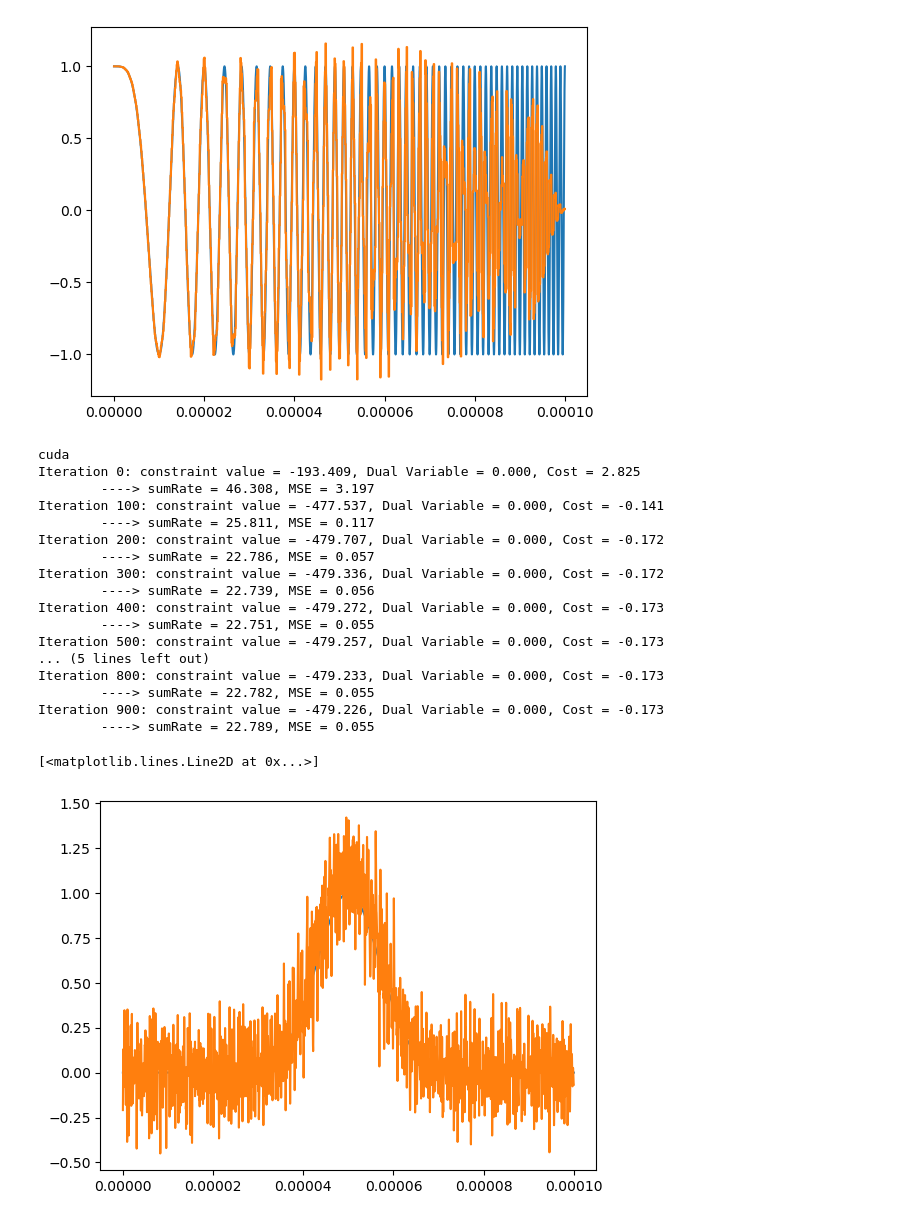
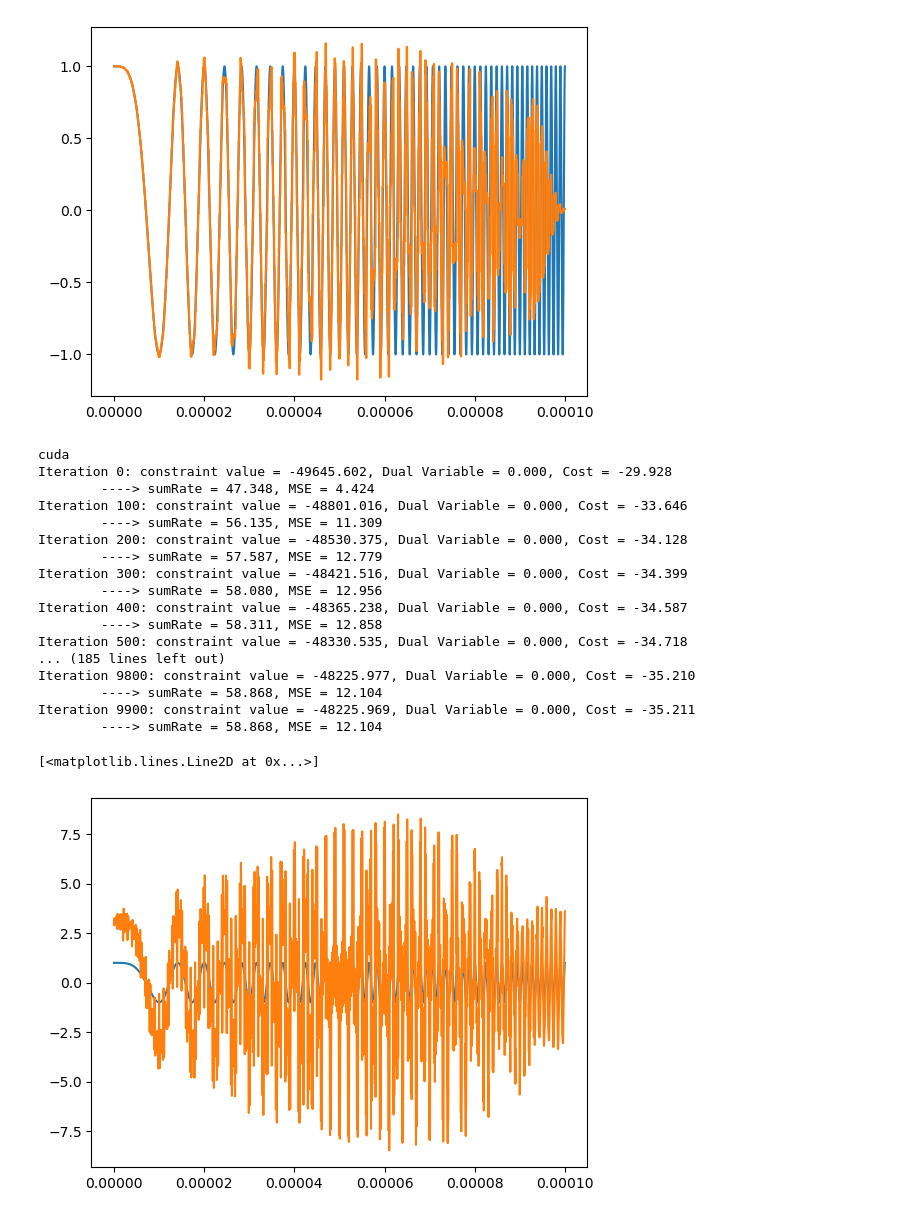
Before and after one commit to alireza06/JSAC_waveform_design, a Jupyter notebook: ga first.ipynb, the cells around one changed output. Saved outputs shown, nothing was run; the diff lists cells and outputs as text; code cells hidden in the pictures.

```diff
--- a/ga first.ipynb
+++ b/ga first.ipynb
@@ -111,8 +111,8 @@ g_funcs = lambda l, k: myCommPulses.OFDMA_pulse(l, k-1)
 # g_funcs = lambda l, k: myCommPulses.TDMA_pulse(l, k, K)
 # g_funcs = lambda l, k: myCommPulses.CDMA_pulse(l, mycdma_code[k-1, :])
 
-# radar_pulse = myRadarPulses.LFM_pulse(B)
-radar_pulse = myRadarPulses.Gaussian_pulse(B)
+radar_pulse = myRadarPulses.LFM_pulse(B)
+# radar_pulse = myRadarPulses.Gaussian_pulse(B)
 radar_power = torch.sum(torch.abs(radar_pulse)**2)*(t[1]-t[0])
 
 g_vec = torch.zeros((L*K, len(t)), device=device, dtype=torch.complex64)
@@ -121,7 +121,7 @@ for l in range(L):
         g_vec[l*K + k, :] = g_funcs(l, k+1)
 
 def total_max_power_constr(coff):
-     return torch.sum(torch.abs(coff)**2) - K*snr*sigma2/Tb
+     return torch.sum(torch.abs(coff)**2) - K*snr*sigma2/Tb*100
 
 def get_mse(coff):
     s = torch.sum(coff[:, None] * g_vec, dim=0)
@@ -156,9 +156,9 @@ c.retain_grad()
 
 dual = 0
 dual_update_rate = 1e-3
-theta = 0.99
+theta = 1/3
 primal_update_rate = 5e-2 * theta * 10
-for itr in range(1000):
+for itr in range(10000):
 
     # Call the fitness function with the complex individual
     cost = cost_function(c, dual, theta)
@@ -172,52 +172,50 @@ for itr in range(1000):
 
     with torch.no_grad():
         loop_cont = 0
         for _ in range(1000):
             loop_cont += 1
             new_cost = cost_function(c + t_coff*delta_x, dual, theta).item()
             old_cost = cost.item()
             if new_cost <= old_cost - alpha*t_coff*torch.sum(delta_x.abs()**2):
                 break
             else:
                 t_coff *= beta
-        if t_coff < beta**100:
-            break
 
         c += t_coff * delta_x  # Update rule
         dual = max(0, dual + dual_update_rate * total_max_power_constr(c))
 
         if itr % 100 == 0:
             print(f"Iteration {itr}: constraint value = {total_max_power_constr(c).item():0.3f}, Dual Variable = {dual:0.3f}, Cost = {cost.item():0.3f}")
             print(f'\t----> sumRate = {torch.sum(torch.log2(1 + get_gamma(c))).item():0.3f}, MSE = {get_mse(c).item():0.3f}')
 
     c.grad.zero_()
 
 c_opt = c.detach()
 s_opt = torch.sum(c_opt[:, None] * g_vec, dim=0)
 
 plt.figure()
 plt.plot(t.cpu(), radar_pulse.cpu().real)
 plt.plot(t.cpu(), s_opt.cpu().real)
 # %% [output]
 cuda
-Iteration 0: constraint value = -193.409, Dual Variable = 0.000, Cost = 2.825
-        ----> sumRate = 46.308, MSE = 3.197
-Iteration 100: constraint value = -477.537, Dual Variable = 0.000, Cost = -0.141
-        ----> sumRate = 25.811, MSE = 0.117
-Iteration 200: constraint value = -479.707, Dual Variable = 0.000, Cost = -0.172
-        ----> sumRate = 22.786, MSE = 0.057
-Iteration 300: constraint value = -479.336, Dual Variable = 0.000, Cost = -0.172
-        ----> sumRate = 22.739, MSE = 0.056
-Iteration 400: constraint value = -479.272, Dual Variable = 0.000, Cost = -0.173
-        ----> sumRate = 22.751, MSE = 0.055
-Iteration 500: constraint value = -479.257, Dual Variable = 0.000, Cost = -0.173
-... (5 lines left out)
-Iteration 800: constraint value = -479.233, Dual Variable = 0.000, Cost = -0.173
-        ----> sumRate = 22.782, MSE = 0.055
-Iteration 900: constraint value = -479.226, Dual Variable = 0.000, Cost = -0.173
-        ----> sumRate = 22.789, MSE = 0.055
+Iteration 0: constraint value = -49645.602, Dual Variable = 0.000, Cost = -29.928
+        ----> sumRate = 47.348, MSE = 4.424
+Iteration 100: constraint value = -48801.016, Dual Variable = 0.000, Cost = -33.646
+        ----> sumRate = 56.135, MSE = 11.309
+Iteration 200: constraint value = -48530.375, Dual Variable = 0.000, Cost = -34.128
+        ----> sumRate = 57.587, MSE = 12.779
+Iteration 300: constraint value = -48421.516, Dual Variable = 0.000, Cost = -34.399
+        ----> sumRate = 58.080, MSE = 12.956
+Iteration 400: constraint value = -48365.238, Dual Variable = 0.000, Cost = -34.587
+        ----> sumRate = 58.311, MSE = 12.858
+Iteration 500: constraint value = -48330.535, Dual Variable = 0.000, Cost = -34.718
+... (185 lines left out)
+Iteration 9800: constraint value = -48225.977, Dual Variable = 0.000, Cost = -35.210
+        ----> sumRate = 58.868, MSE = 12.104
+Iteration 9900: constraint value = -48225.969, Dual Variable = 0.000, Cost = -35.211
+        ----> sumRate = 58.868, MSE = 12.104
 [<matplotlib.lines.Line2D at 0x...>]
-[figure, old version]
+[figure, new version]
 # %%
 import numpy as np
 import matplotlib.pyplot as plt
```
Also changed, not shown: parts of 1 cell of this notebook.
